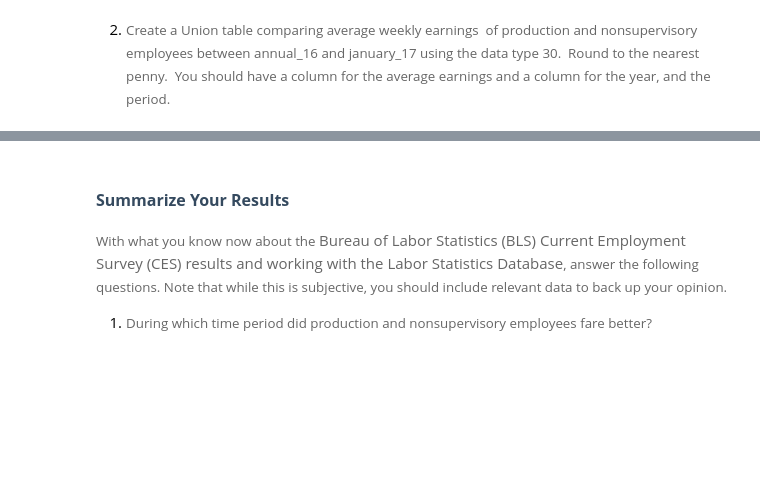
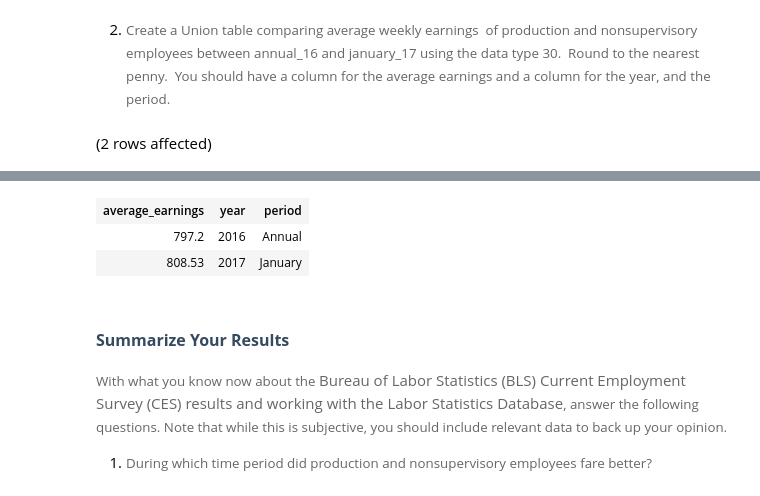
Before and after one commit to fsaidova74/Assignment3_9to5, a Jupyter notebook: 9to5.ipynb, the cells around one changed output, grey strips where cells are left out. Drawn from its saved outputs; the diff is of its cells as text; code cells hidden in the pictures; blank space fills up the shorter version.

```diff
--- a/9to5.ipynb
+++ b/9to5.ipynb
@@ -401,2 +438,24 @@ Total execution time: 00:00:00.085
 # %% [markdown]
 2. <span style="background-color: rgb(255, 255, 255); font-size: 10pt; white-space: pre-wrap; color: rgb(102, 102, 102); font-family: Arvo, serif;">Create a Union table comparing average weekly earnings&nbsp; of production and nonsupervisory employees between annual_16 and january_17 using the data type 30.&nbsp; Round to the nearest penny.&nbsp; You should have a column for the average earnings and a column for the year, and the period.</span>
+# %%
+SELECT
+    ROUND(AVG(a.value), 2) AS average_earnings,
+    '2016' AS year,
+    'Annual' AS period
+FROM
+    LaborStatisticsDB.dbo.annual_2016 AS a
+JOIN LaborStatisticsDB.dbo.series AS s ON a.series_id = s.series_id
+WHERE
+    s.data_type_code = 30
+UNION ALL
+SELECT
+    ROUND(AVG(j.value), 2) AS average_earnings,
+    '2017' AS year,
+    'January' AS period
+FROM
+    LaborStatisticsDB.dbo.january_2017 AS j
+JOIN LaborStatisticsDB.dbo.series AS s ON j.series_id = s.series_id
+WHERE
+    s.data_type_code = 30;
+# %% [output]
+(2 rows affected)
@@ -403,3 +463,6 @@ Total execution time: 00:00:00.085
+| average_earnings | year | period |
+| 797.2 | 2016 | Annual |
+| 808.53 | 2017 | January |
 # %% [markdown]
 ## <span style="font-size:12pt;font-family:Montserrat, sans-serif;color:rgb(53, 74, 95);background-color:rgb(255, 255, 255);font-weight:700;vertical-align:baseline;white-space:pre-wrap;">Summarize Your Results</span>
 
```
Also changed, not shown: parts of 12 cells of this notebook.
